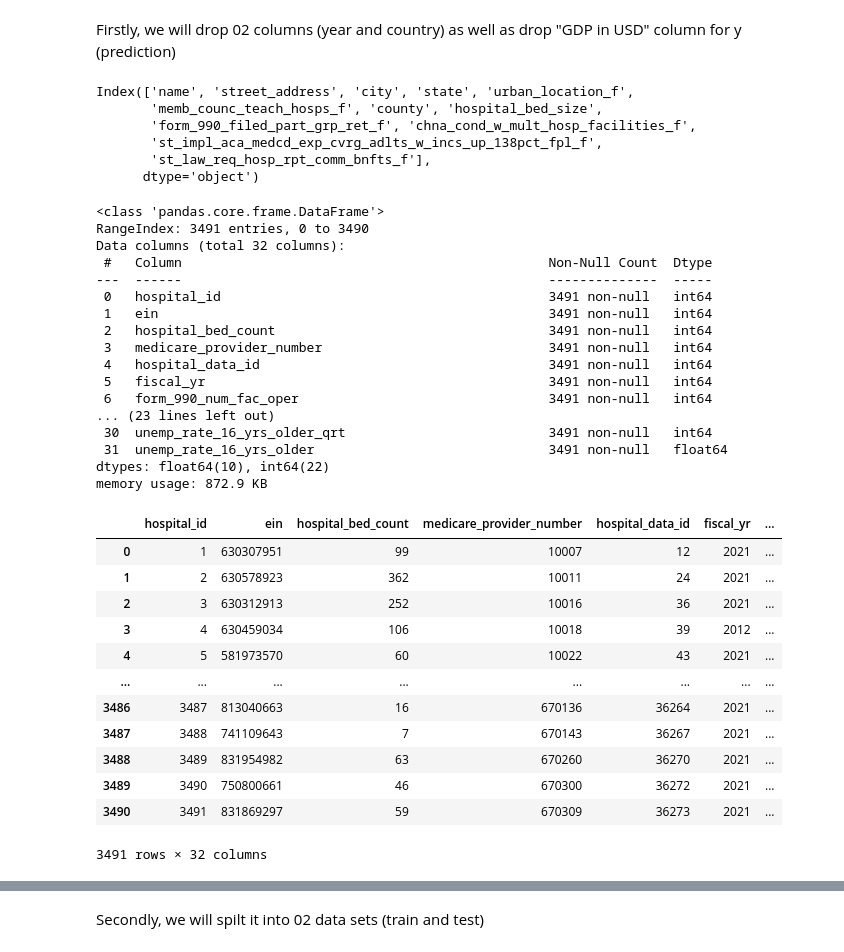
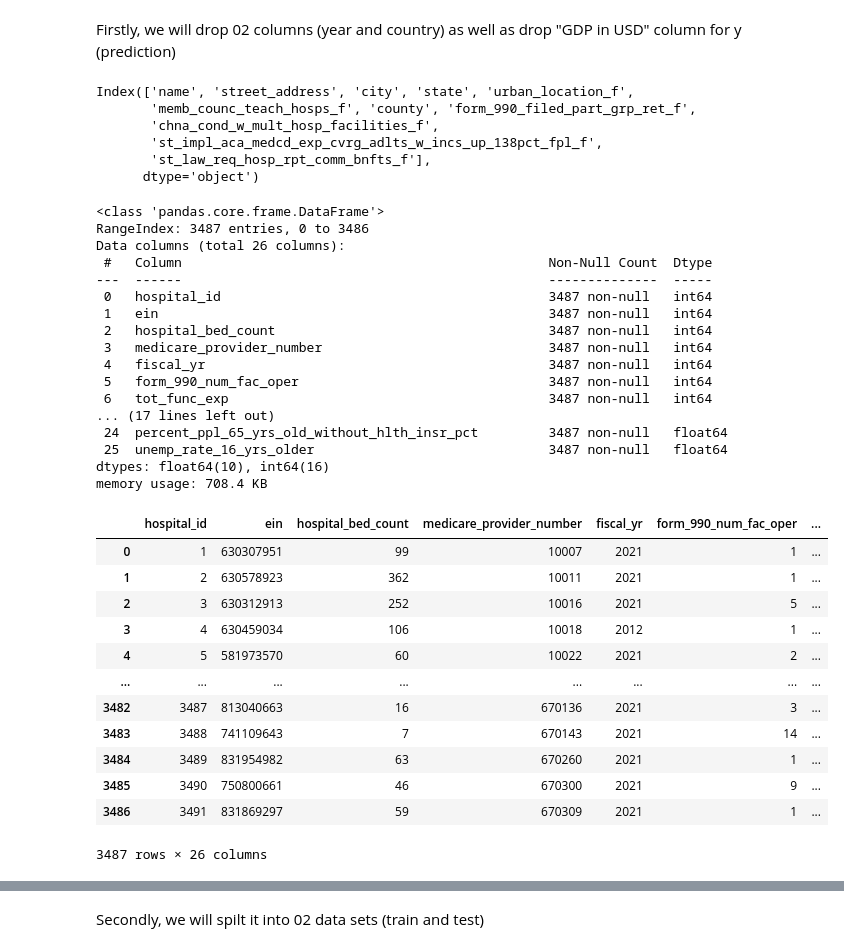
Before and after one commit to gigachad0209/Final-Project---NMKHDL, a Jupyter notebook: data_modelling.ipynb, the cells around one changed output, grey strips where cells are left out. Drawn from its saved outputs; the diff is of its cells as text; code cells hidden in the pictures.

```diff
--- a/data_modelling.ipynb
+++ b/data_modelling.ipynb
@@ -34,7 +49,7 @@ from sklearn.metrics import mean_squared_error
 Firstly, we will drop 02 columns (year and country) as well as drop "GDP in USD" column for y (prediction)
 # %%
 # YOUR CODE HERE (OPTION)
-ori_data = pd.read_csv("./data/final_data.csv")
+ori_data = pd.read_csv("./data/remove_outlier.csv")
 copy_data = ori_data.copy()
 # %%
 def get_object_columns(dataframe):
@@ -49,8 +64,8 @@ print(object_columns)
 copy_data.drop(object_columns, axis='columns', inplace=True)
 # %% [output]
 Index(['name', 'street_address', 'city', 'state', 'urban_location_f',
-       'memb_counc_teach_hosps_f', 'county', 'hospital_bed_size',
-       'form_990_filed_part_grp_ret_f', 'chna_cond_w_mult_hosp_facilities_f',
+       'memb_counc_teach_hosps_f', 'county', 'form_990_filed_part_grp_ret_f',
+       'chna_cond_w_mult_hosp_facilities_f',
        'st_impl_aca_medcd_exp_cvrg_adlts_w_incs_up_138pct_fpl_f',
        'st_law_req_hosp_rpt_comm_bnfts_f'],
       dtype='object')
@@ -61,40 +76,40 @@ for col in copy_data.columns[:-3]:
 copy_data.info()
 # %% [output]
 <class 'pandas.core.frame.DataFrame'>
-RangeIndex: 3491 entries, 0 to 3490
-Data columns (total 32 columns):
+RangeIndex: 3487 entries, 0 to 3486
+Data columns (total 26 columns):
  #   Column                                               Non-Null Count  Dtype
 ---  ------                                               --------------  -----
- 0   hospital_id                                          3491 non-null   int64
- 1   ein                                                  3491 non-null   int64
- 2   hospital_bed_count                                   3491 non-null   int64
- 3   medicare_provider_number                             3491 non-null   int64
- 4   hospital_data_id                                     3491 non-null   int64
- 5   fiscal_yr                                            3491 non-null   int64
- 6   form_990_num_fac_oper                                3491 non-null   int64
-... (23 lines left out)
- 30  unemp_rate_16_yrs_older_qrt                          3491 non-null   int64
- 31  unemp_rate_16_yrs_older                              3491 non-null   float64
-dtypes: float64(10), int64(22)
-memory usage: 872.9 KB
+ 0   hospital_id                                          3487 non-null   int64
+ 1   ein                                                  3487 non-null   int64
+ 2   hospital_bed_count                                   3487 non-null   int64
+ 3   medicare_provider_number                             3487 non-null   int64
+ 4   fiscal_yr                                            3487 non-null   int64
+ 5   form_990_num_fac_oper                                3487 non-null   int64
+ 6   tot_func_exp                                         3487 non-null   int64
+... (17 lines left out)
+ 24  percent_ppl_65_yrs_old_without_hlth_insr_pct         3487 non-null   float64
+ 25  unemp_rate_16_yrs_older                              3487 non-null   float64
+dtypes: float64(10), int64(16)
+memory usage: 708.4 KB
 # %%
-cols_at_end = ['bad_debt_tot_func_exp_pct']
+cols_at_end = ['tot_revenue']
 copy_data = copy_data[[c for c in copy_data if c not in cols_at_end]
         + [c for c in cols_at_end if c in copy_data]]
 
 copy_data
 # %% [output]
-|  | hospital_id | ein | hospital_bed_count | medicare_provider_number | hospital_data_id | fiscal_yr | ... |
-| 0 | 1 | 630307951 | 99 | 10007 | 12 | 2021 | ... |
-| 1 | 2 | 630578923 | 362 | 10011 | 24 | 2021 | ... |
-| 2 | 3 | 630312913 | 252 | 10016 | 36 | 2021 | ... |
-| 3 | 4 | 630459034 | 106 | 10018 | 39 | 2012 | ... |
-| 4 | 5 | 581973570 | 60 | 10022 | 43 | 2021 | ... |
+|  | hospital_id | ein | hospital_bed_count | medicare_provider_number | fiscal_yr | form_990_num_fac_oper | ... |
+| 0 | 1 | 630307951 | 99 | 10007 | 2021 | 1 | ... |
+| 1 | 2 | 630578923 | 362 | 10011 | 2021 | 1 | ... |
+| 2 | 3 | 630312913 | 252 | 10016 | 2021 | 5 | ... |
+| 3 | 4 | 630459034 | 106 | 10018 | 2012 | 1 | ... |
+| 4 | 5 | 581973570 | 60 | 10022 | 2021 | 2 | ... |
 | ... | ... | ... | ... | ... | ... | ... | ... |
-| 3486 | 3487 | 813040663 | 16 | 670136 | 36264 | 2021 | ... |
-| 3487 | 3488 | 741109643 | 7 | 670143 | 36267 | 2021 | ... |
-| 3488 | 3489 | 831954982 | 63 | 670260 | 36270 | 2021 | ... |
-| 3489 | 3490 | 750800661 | 46 | 670300 | 36272 | 2021 | ... |
-| 3490 | 3491 | 831869297 | 59 | 670309 | 36273 | 2021 | ... |
+| 3482 | 3487 | 813040663 | 16 | 670136 | 2021 | 3 | ... |
+| 3483 | 3488 | 741109643 | 7 | 670143 | 2021 | 14 | ... |
+| 3484 | 3489 | 831954982 | 63 | 670260 | 2021 | 1 | ... |
+| 3485 | 3490 | 750800661 | 46 | 670300 | 2021 | 9 | ... |
+| 3486 | 3491 | 831869297 | 59 | 670309 | 2021 | 1 | ... |
-3491 rows × 32 columns
+3487 rows × 26 columns
 # %%
```
Also changed, not shown: parts of 58 cells of this notebook.
